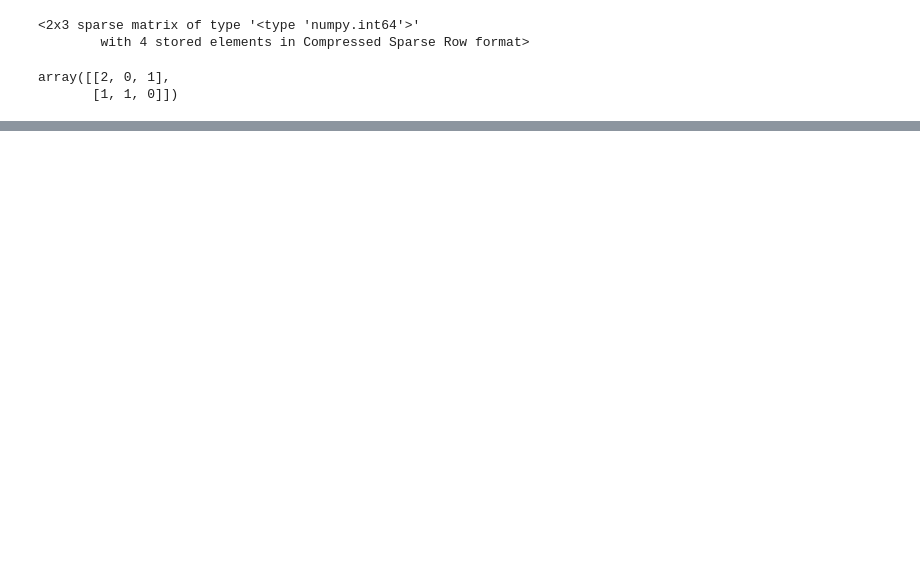
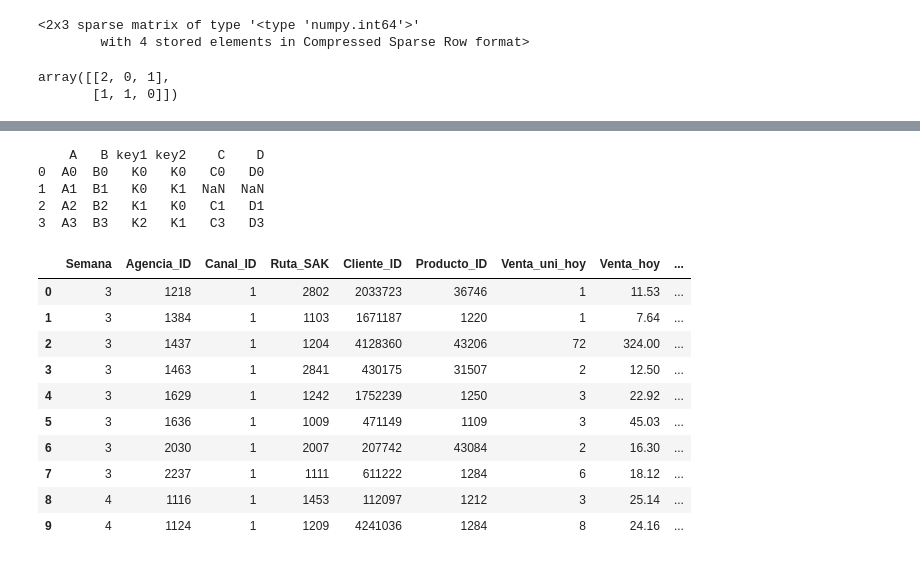
Before and after one commit to berkerkozan/KaggleBimboInventory, a Jupyter notebook: test.ipynb, the cells around one changed output, grey strips where cells are left out. Cells and saved outputs as stored; diff of their text form; code cells hidden in the pictures; blank space fills up the shorter version.

```diff
--- a/test.ipynb
+++ b/test.ipynb
@@ -23,0 +497,39 @@ array([[2, 0, 1],
+# %%
+left = pd.DataFrame({'A': ['A0', 'A1', 'A2', 'A3'],
+  'B': ['B0', 'B1', 'B2', 'B3'],
+  'key1': ['K0', 'K0', 'K1', 'K2'],
+  'key2': ['K0', 'K1', 'K0', 'K1']})
+
+
+index = pd.MultiIndex.from_tuples([('K0', 'K0'), ('K1', 'K0'),
+                                 ('K2', 'K0'), ('K2', 'K1')])
+
+
+right = pd.DataFrame({'C': ['C0', 'C1', 'C2', 'C3'],
+                   'D': ['D0', 'D1', 'D2', 'D3']},
+                  index=index)
+result = left.join(right, on=['key1', 'key2'])
+print result
+# %% [output]
+    A   B key1 key2    C    D
+0  A0  B0   K0   K0   C0   D0
+1  A1  B1   K0   K1  NaN  NaN
+2  A2  B2   K1   K0   C1   D1
+3  A3  B3   K2   K1   C3   D3
+# %%
+import numpy as np
+import pandas as pd
+train = pd.read_csv('../input/train_100.csv', nrows = 10)
+train
+# %% [output]
+|  | Semana | Agencia_ID | Canal_ID | Ruta_SAK | Cliente_ID | Producto_ID | Venta_uni_hoy | Venta_hoy | ... |
+| 0 | 3 | 1218 | 1 | 2802 | 2033723 | 36746 | 1 | 11.53 | ... |
+| 1 | 3 | 1384 | 1 | 1103 | 1671187 | 1220 | 1 | 7.64 | ... |
+| 2 | 3 | 1437 | 1 | 1204 | 4128360 | 43206 | 72 | 324.00 | ... |
+| 3 | 3 | 1463 | 1 | 2841 | 430175 | 31507 | 2 | 12.50 | ... |
+| 4 | 3 | 1629 | 1 | 1242 | 1752239 | 1250 | 3 | 22.92 | ... |
+| 5 | 3 | 1636 | 1 | 1009 | 471149 | 1109 | 3 | 45.03 | ... |
+| 6 | 3 | 2030 | 1 | 2007 | 207742 | 43084 | 2 | 16.30 | ... |
+| 7 | 3 | 2237 | 1 | 1111 | 611222 | 1284 | 6 | 18.12 | ... |
+| 8 | 4 | 1116 | 1 | 1453 | 112097 | 1212 | 3 | 25.14 | ... |
+| 9 | 4 | 1124 | 1 | 1209 | 4241036 | 1284 | 8 | 24.16 | ... |
```
Also changed, not shown: parts of 27 cells of this notebook, 3 other files.
